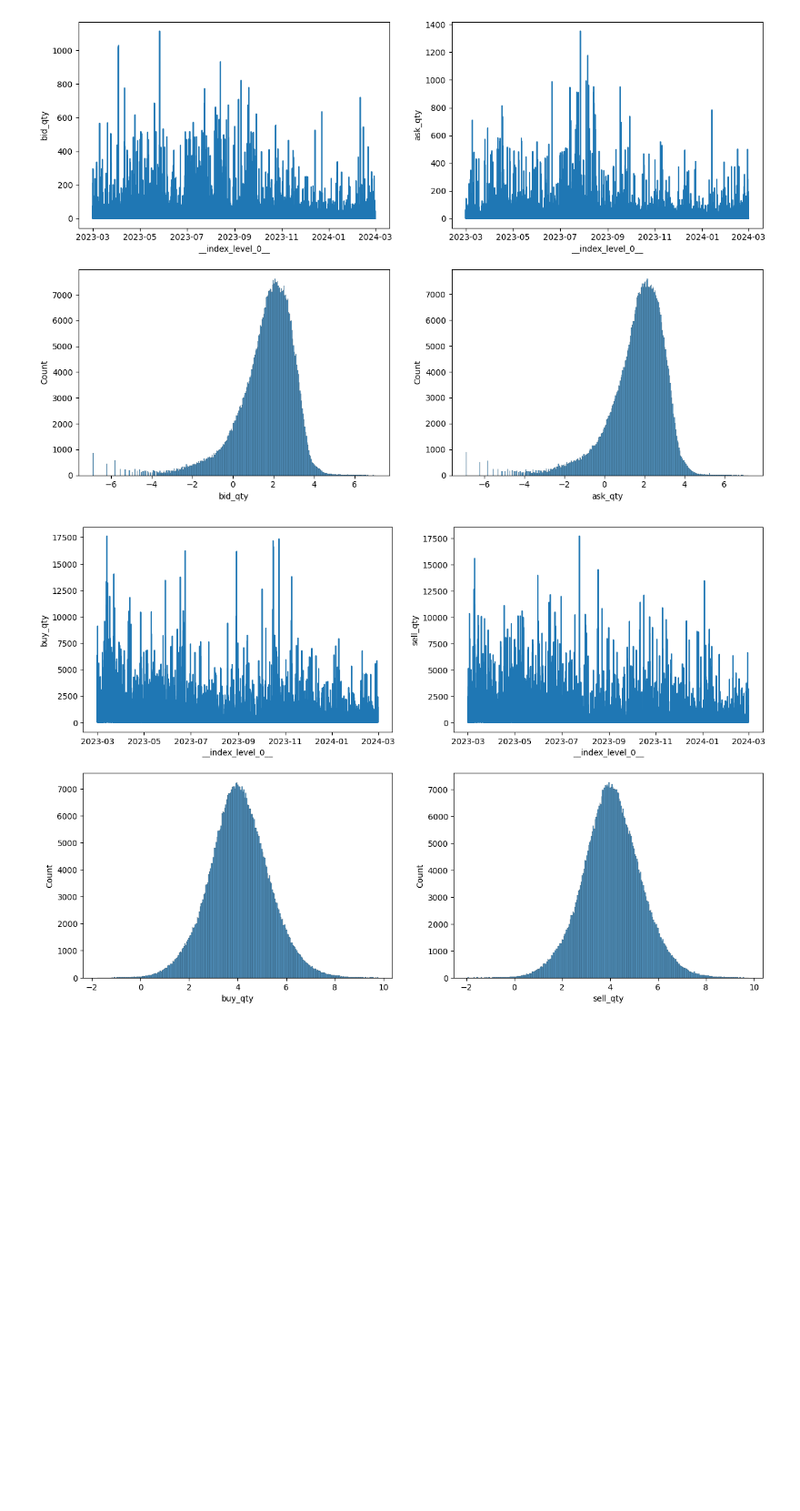
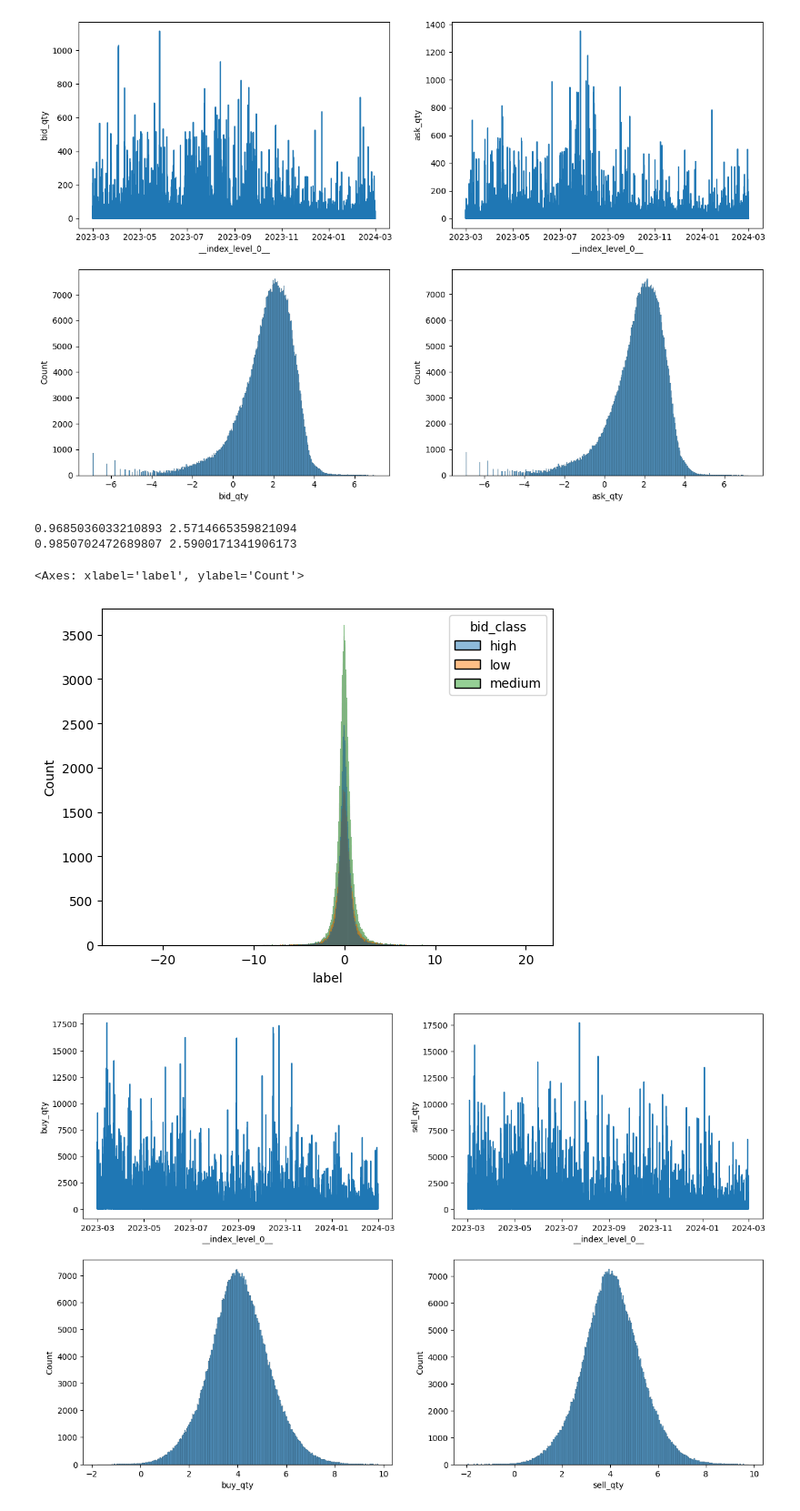
Before and after one commit to justpqa/drw-crypto-market-prediction, a Jupyter notebook: eda.ipynb, the cells around one changed output. Shown at 91% size. Drawn from its saved outputs; the diff is of its cells as text; code cells hidden in the pictures; blank space fills up the shorter version.

```diff
--- a/eda.ipynb
+++ b/eda.ipynb
@@ -689,6 +702,21 @@ sns.histplot(np.log(bid_ask_over_time["ask_qty"]), ax = ax[1][1])
 plt.show()
 # %% [output]
 [figure]
+# %%
+print(np.log(bid_ask_over_time["bid_qty"]).quantile(0.25, "nearest"), np.log(bid_ask_over_time["bid_qty"]).quantile(0.75, "nearest"))
+print(np.log(bid_ask_over_time["ask_qty"]).quantile(0.25, "nearest"), np.log(bid_ask_over_time["ask_qty"]).quantile(0.75, "nearest"))
+# %% [output]
+0.9685036033210893 2.5714665359821094
+0.9850702472689807 2.5900171341906173
+# %%
+low_bid = np.exp(1)
+high_bid = np.exp(2.5)
+bid_over_time = train_df.select(["__index_level_0__", "bid_qty", "label"]).collect().to_pandas()
+bid_over_time["bid_class"] = bid_over_time["bid_qty"].apply(lambda x: "low" if x < low_bid else ("high" if x > high_bid else "medium"))
+sns.histplot(data=bid_over_time, x="label", hue="bid_class")
+# %% [output]
+<Axes: xlabel='label', ylabel='Count'>
+[figure, added]
 # %%
 buy_sell_over_time = train_df.select(["__index_level_0__", "buy_qty", "sell_qty"]).collect().to_pandas()
 fig, ax = plt.subplots(figsize=(15, 10), nrows = 2, ncols = 2)
```
Also changed, not shown: parts of 20 cells of this notebook, 3 other files.
